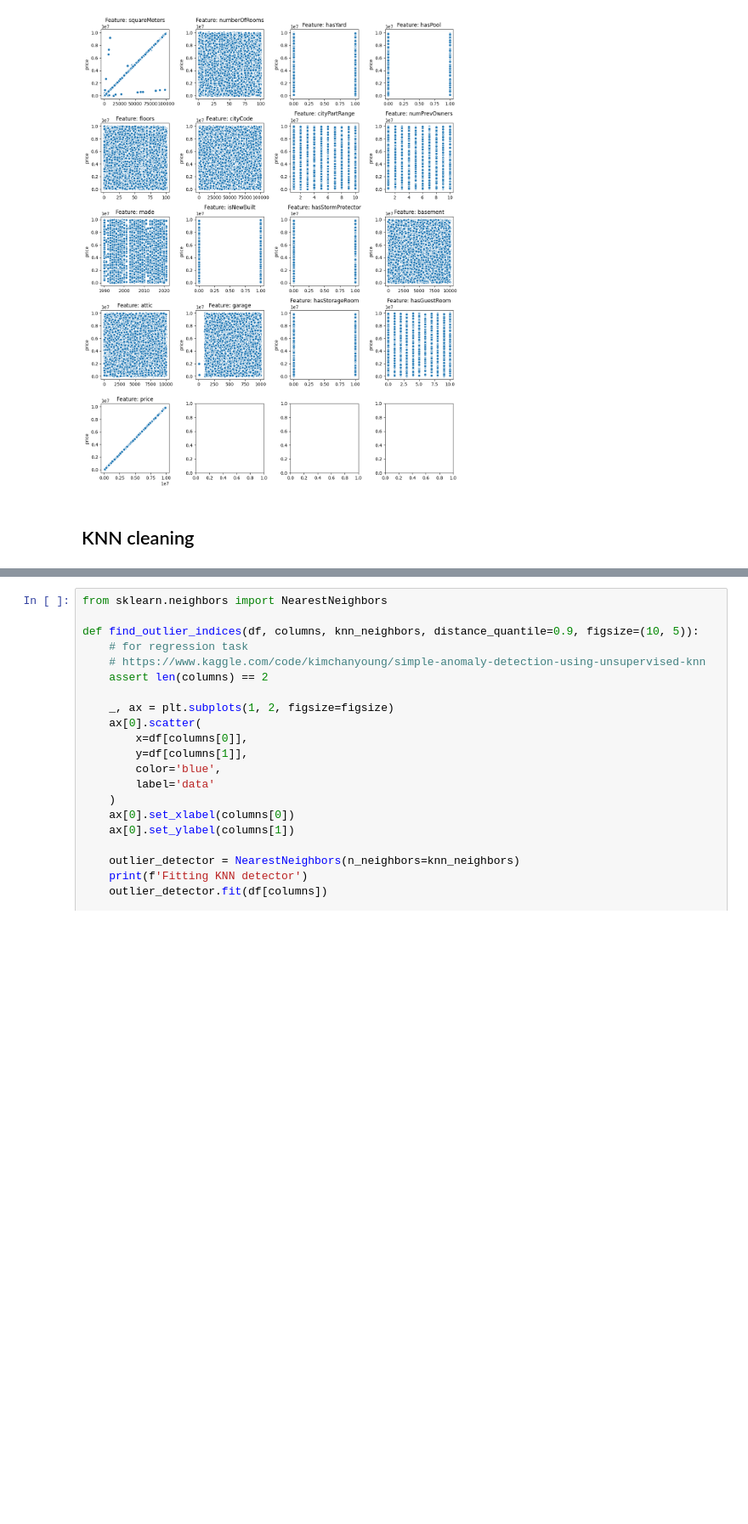
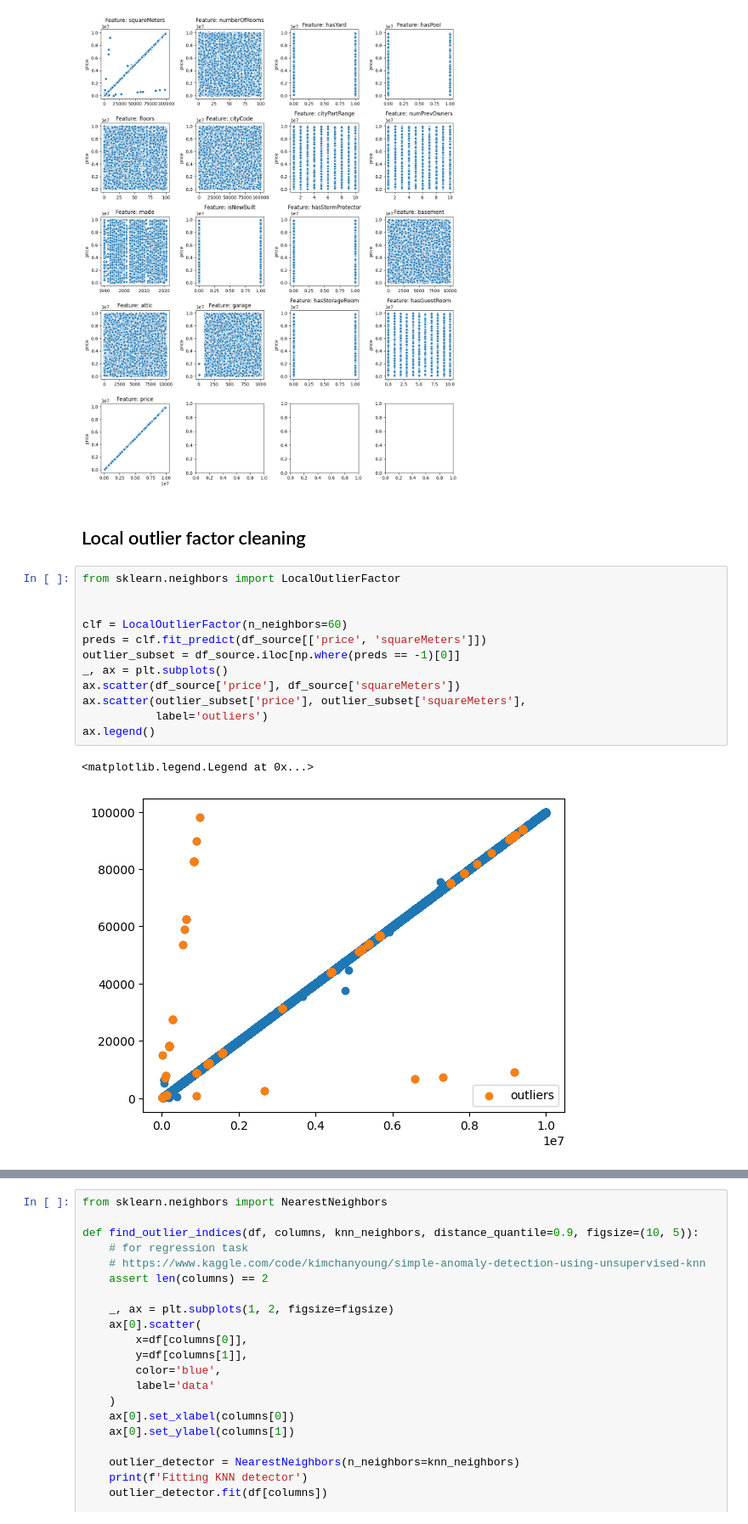
Before and after one commit to PashaIanko/Kaggle.ParisHousingPrices, a Jupyter notebook: 2_data_preparation.ipynb, the cells around one changed output, grey strips where cells are left out. Shown at 85% size. Drawn from its saved outputs; the diff is of its cells as text; blank space fills up the shorter version.

```diff
--- a/2_data_preparation.ipynb
+++ b/2_data_preparation.ipynb
@@ -187,4 +187,19 @@ visualize_target_vs_columns(
 # %% [output]
 [figure]
 # %% [markdown]
-## KNN cleaning
+## Local outlier factor cleaning
+# %%
+from sklearn.neighbors import LocalOutlierFactor
+
+
+clf = LocalOutlierFactor(n_neighbors=60)
+preds = clf.fit_predict(df_source[['price', 'squareMeters']])
+outlier_subset = df_source.iloc[np.where(preds == -1)[0]]
+_, ax = plt.subplots()
+ax.scatter(df_source['price'], df_source['squareMeters'])
+ax.scatter(outlier_subset['price'], outlier_subset['squareMeters'],
+           label='outliers')
+ax.legend()
+# %% [output]
+<matplotlib.legend.Legend at 0x...>
+[figure, added]
```
Also changed, not shown: parts of 9 cells of this notebook.
